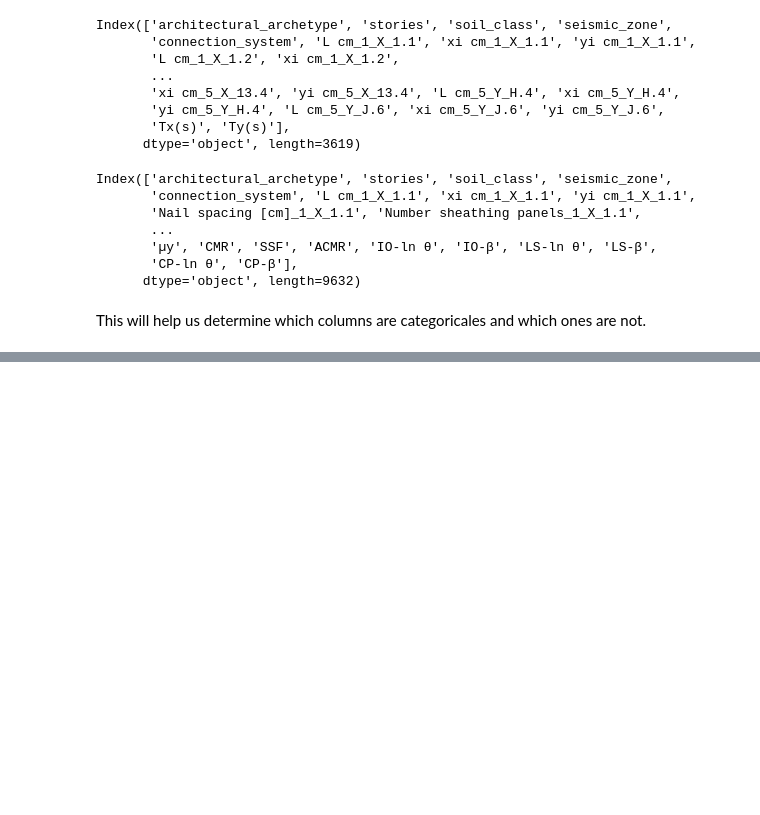
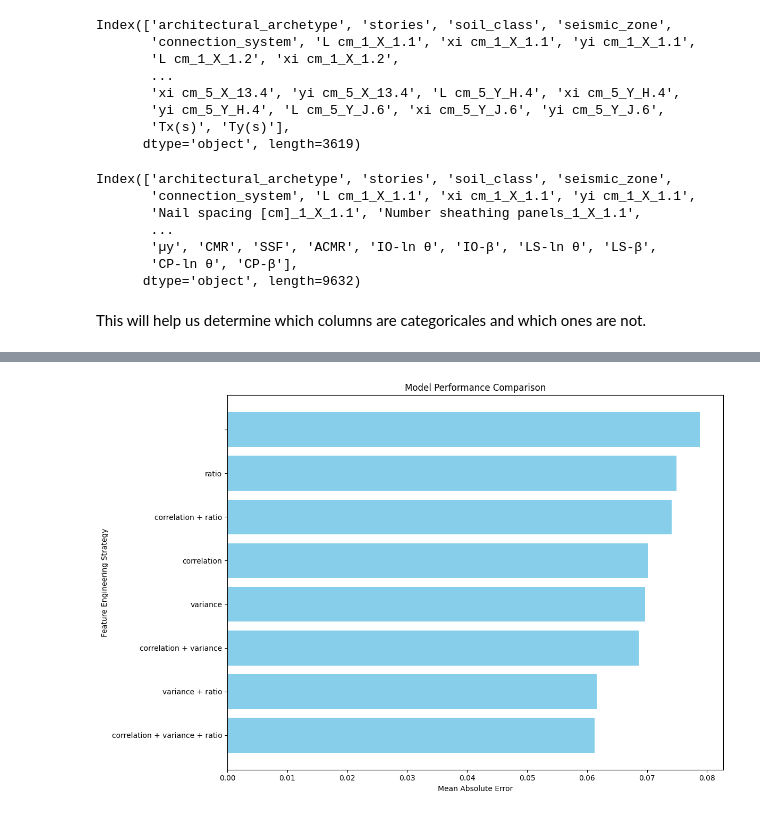
Before and after one commit to CS-433/ml-project-2-ai-ron-team, a Jupyter notebook: Visualization.ipynb, the cells around one changed output, grey strips where cells are left out. Cells and saved outputs as stored; diff of their text form; code cells hidden in the pictures; blank space fills up the shorter version.

Commit message:
visualization feature selection and engineering

```diff
--- a/Visualization.ipynb
+++ b/Visualization.ipynb
@@ -96,0 +403,24 @@ create_and_save_plots(data_D[columns], 'data_D', save_dir)
+# %%
+df_encoded_after = impute_with_zero(df_encoded)
+df_encoded_after = scale_columns(df_encoded_after, MinMaxScaler(), determine_columns_to_scale(df_encoded_after, one_hot_columns))
+
+other_strategies2 = ['correlation', 'variance', 'ratio']
+# Generate combinations
+all_combinations2 = []
+for r in range(len(other_strategies2) + 1):
+        for combo in itertools.combinations(other_strategies2, r):
+            all_combinations2.append(combo)
+
+performance_results = {}
+
+for techniques in all_combinations2:
+    X = df_encoded_after.drop(target_columns, axis=1)
+    Y = df_encoded_after[target_columns]
+    X = apply_preprocessing_techniques(X.copy(), techniques)
+    X_train, X_test, Y_train, Y_test = train_test_split(X, Y, test_size=0.2)
+    mae = train_and_evaluate(model, parameters, X_train, X_test, Y_train, Y_test)
+    performance_results[' + '.join(techniques)] = mae
+
+plot_mae_results(performance_results, 'feature_selec')
+# %% [output]
+[figure, added]
```
Also changed, not shown: parts of 6 cells of this notebook, 15 other files.
